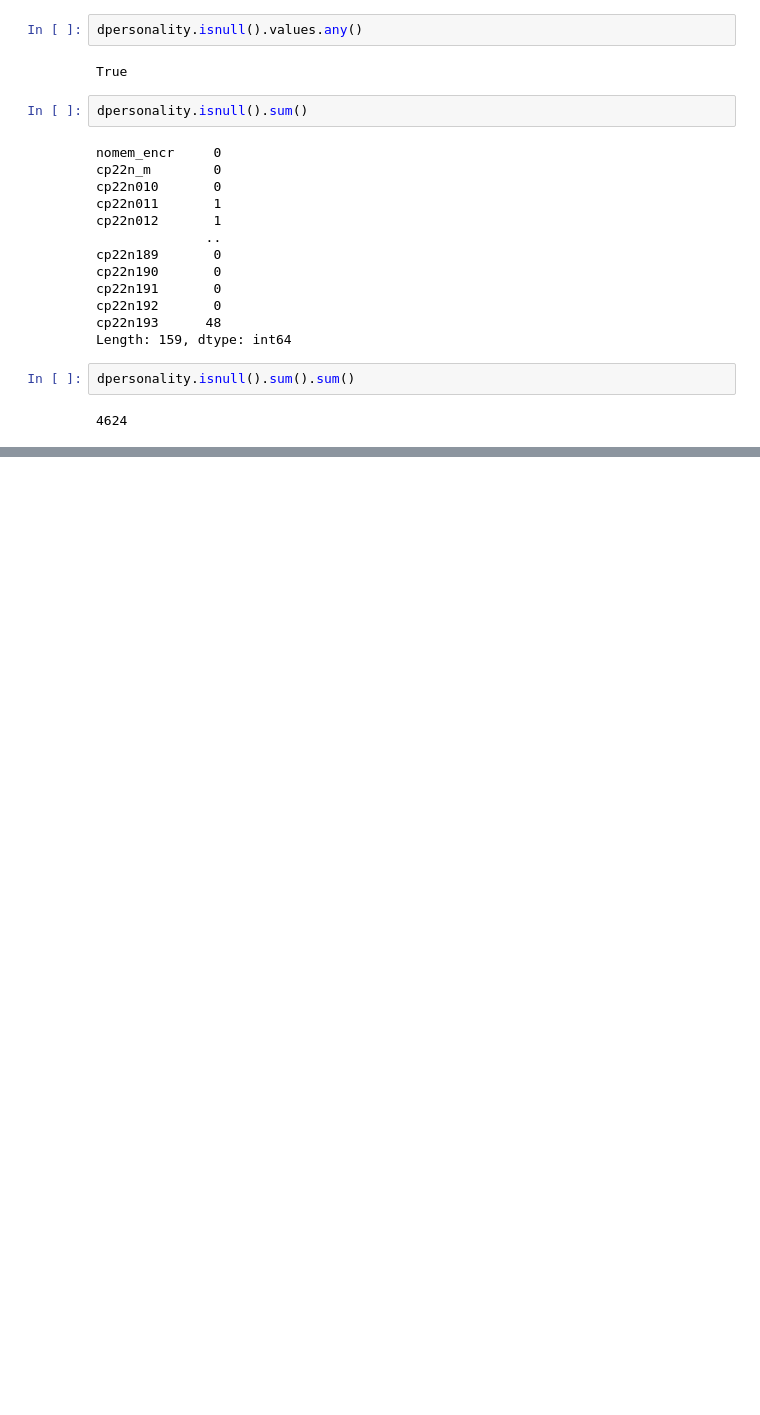
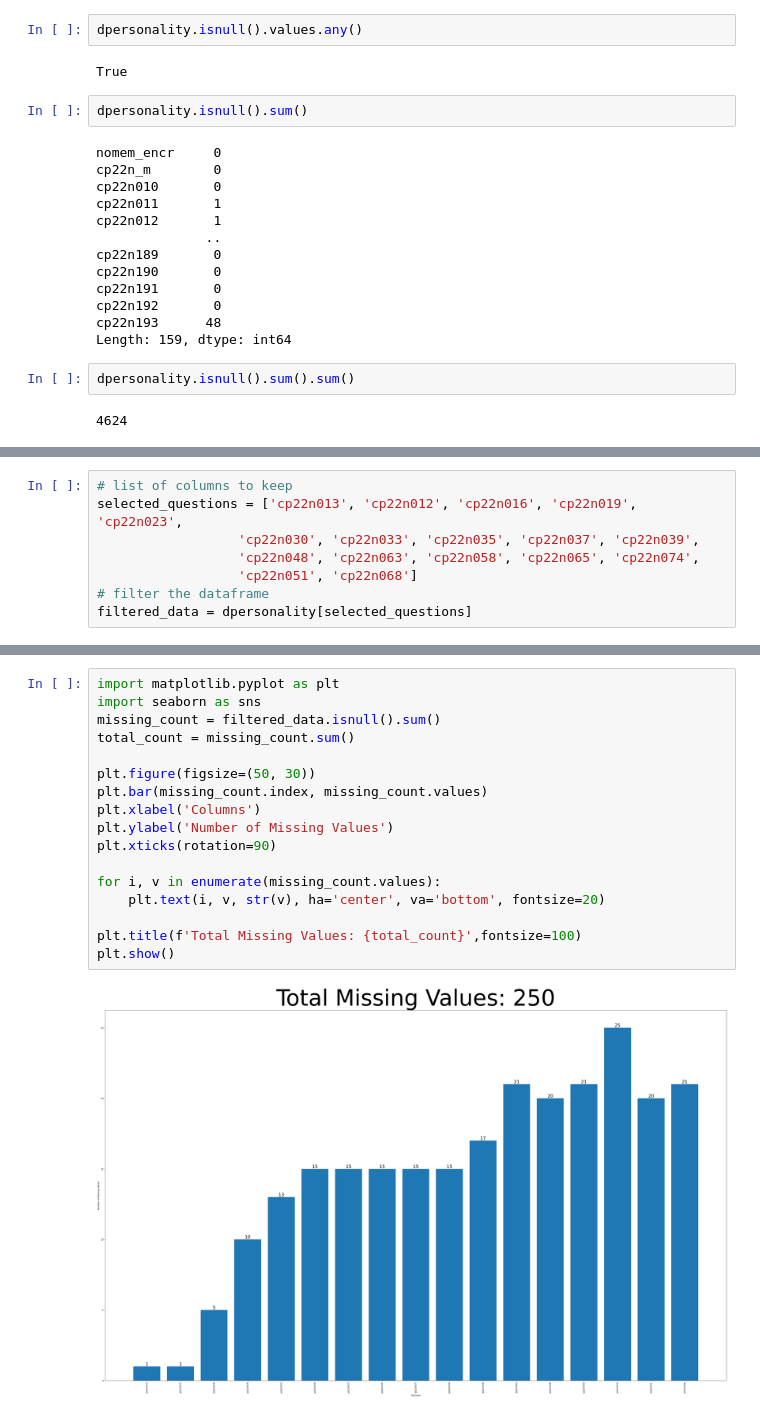
Before and after one commit to mintesnot96/Omdena-amsterdam-risks-of-loneliness, a Jupyter notebook: amsterdam-netherlands-risks-of-loneliness-task-2-data-processing.ipynb, the cells around one changed output, grey strips where cells are left out. Cells and saved outputs as stored; diff of their text form; blank space fills up the shorter version.

```diff
--- a/amsterdam-netherlands-risks-of-loneliness-task-2-data-processing.ipynb
+++ b/amsterdam-netherlands-risks-of-loneliness-task-2-data-processing.ipynb
@@ -130,0 +154,8 @@ print(sum)
+# %%
+# list of columns to keep
+selected_questions = ['cp22n013', 'cp22n012', 'cp22n016', 'cp22n019', 'cp22n023',
+                  'cp22n030', 'cp22n033', 'cp22n035', 'cp22n037', 'cp22n039',
+                  'cp22n048', 'cp22n063', 'cp22n058', 'cp22n065', 'cp22n074',
+                  'cp22n051', 'cp22n068']
+# filter the dataframe
+filtered_data = dpersonality[selected_questions]
@@ -130,0 +178,19 @@ print(sum)
+# %%
+import matplotlib.pyplot as plt
+import seaborn as sns
+missing_count = filtered_data.isnull().sum()
+total_count = missing_count.sum()
+
+plt.figure(figsize=(50, 30))
+plt.bar(missing_count.index, missing_count.values)
+plt.xlabel('Columns')
+plt.ylabel('Number of Missing Values')
+plt.xticks(rotation=90)
+
+for i, v in enumerate(missing_count.values):
+    plt.text(i, v, str(v), ha='center', va='bottom', fontsize=20)
+
+plt.title(f'Total Missing Values: {total_count}',fontsize=100)
+plt.show()
+# %% [output]
+[figure, added]
```
Also changed, not shown: parts of 7 cells of this notebook.
